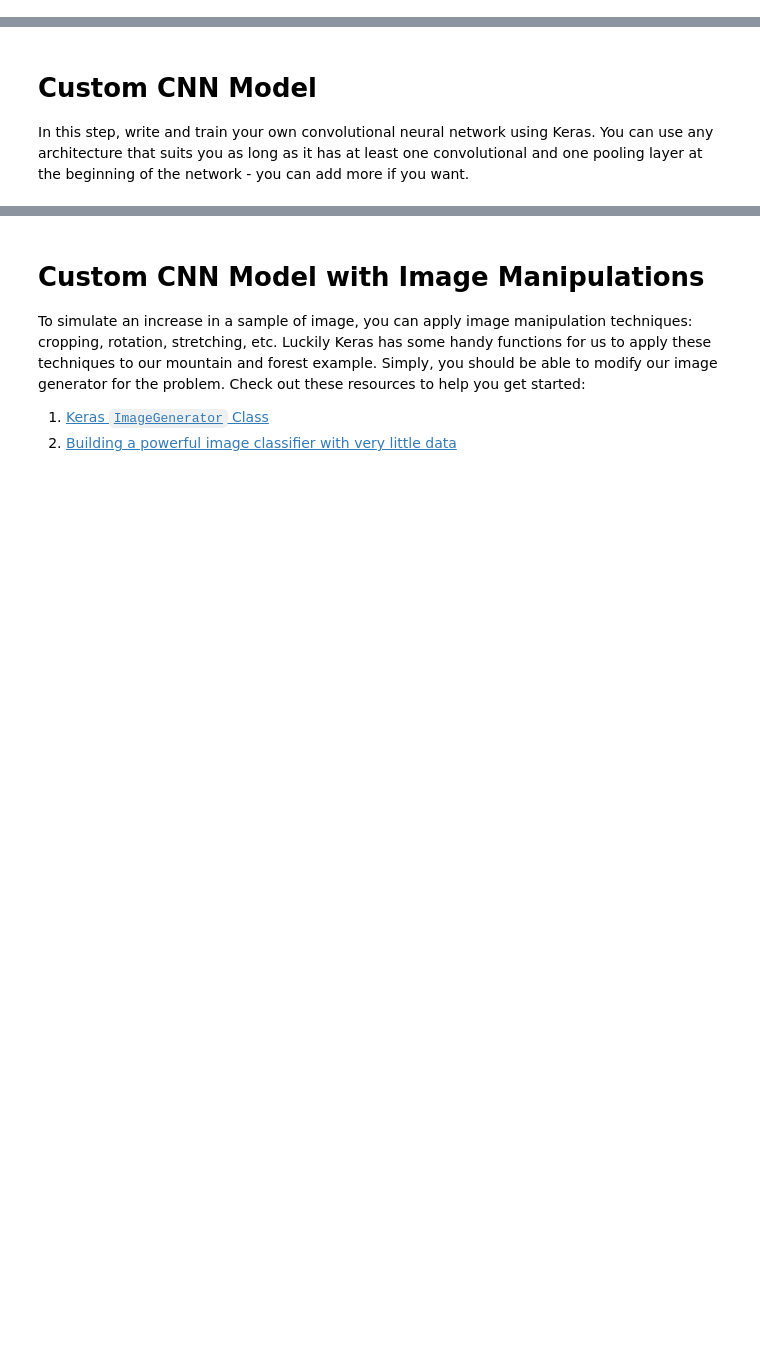
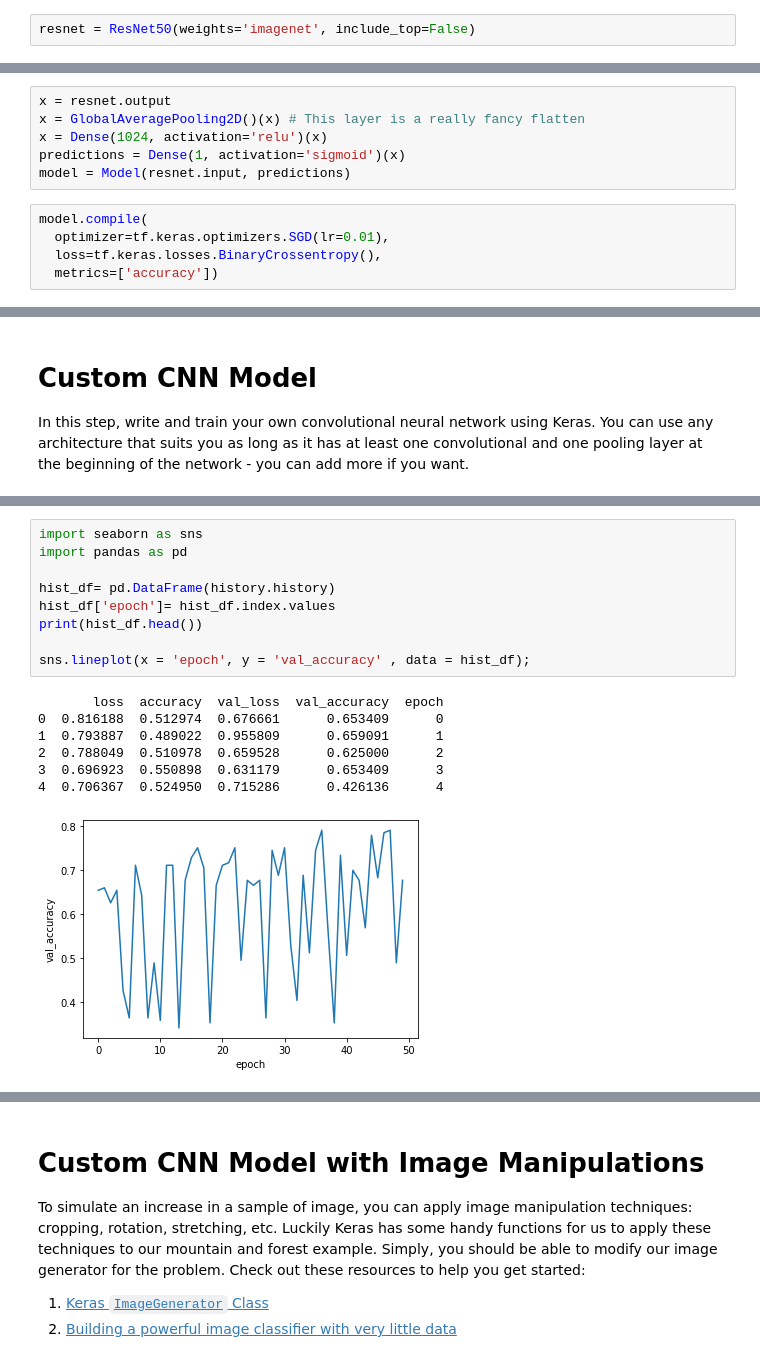
Before and after one commit to JenFaith/DS-Unit-4-Sprint-3-Deep-Learning, a Jupyter notebook: module2-convolutional-neural-networks/LS_DS_432_Convolution_Neural_Networks_Assignment.ipynb, the cells around one changed output, grey strips where cells are left out. Drawn from its saved outputs; the diff is of its cells as text; blank space fills up the shorter version.

```diff
--- a/module2-convolutional-neural-networks/LS_DS_432_Convolution_Neural_Networks_Assignment.ipynb
+++ b/module2-convolutional-neural-networks/LS_DS_432_Convolution_Neural_Networks_Assignment.ipynb
@@ -149,2 +166,4 @@ val_data_gen = validation_image_generator.flow_from_directory(batch_size=batch_s
 # %% [markdown]
 ## Instatiate Model
+# %%
+resnet = ResNet50(weights='imagenet', include_top=False)
@@ -151,3 +173,14 @@ val_data_gen = validation_image_generator.flow_from_directory(batch_size=batch_s
+# %%
+x = resnet.output
+x = GlobalAveragePooling2D()(x) # This layer is a really fancy flatten
+x = Dense(1024, activation='relu')(x)
+predictions = Dense(1, activation='sigmoid')(x)
+model = Model(resnet.input, predictions)
+# %%
+model.compile(
+  optimizer=tf.keras.optimizers.SGD(lr=0.01),
+  loss=tf.keras.losses.BinaryCrossentropy(),
+  metrics=['accuracy'])
 # %% [markdown]
 ## Fit Model
 # %%
@@ -170,0 +351,17 @@ In this step, write and train your own convolutional neural network using Keras.
+# %%
+import seaborn as sns
+import pandas as pd
+
+hist_df= pd.DataFrame(history.history)
+hist_df['epoch']= hist_df.index.values
+print(hist_df.head())
+
+sns.lineplot(x = 'epoch', y = 'val_accuracy' , data = hist_df);
+# %% [output]
+       loss  accuracy  val_loss  val_accuracy  epoch
+0  0.816188  0.512974  0.676661      0.653409      0
+1  0.793887  0.489022  0.955809      0.659091      1
+2  0.788049  0.510978  0.659528      0.625000      2
+3  0.696923  0.550898  0.631179      0.653409      3
+4  0.706367  0.524950  0.715286      0.426136      4
+[figure, added]
```
Also changed, not shown: parts of 28 cells of this notebook, 15 other files.
